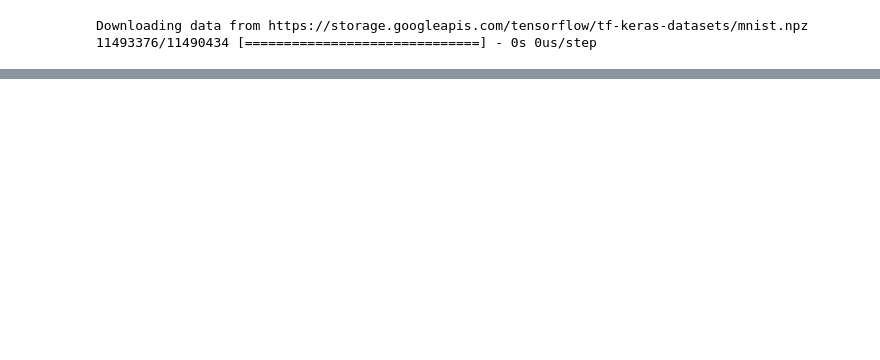
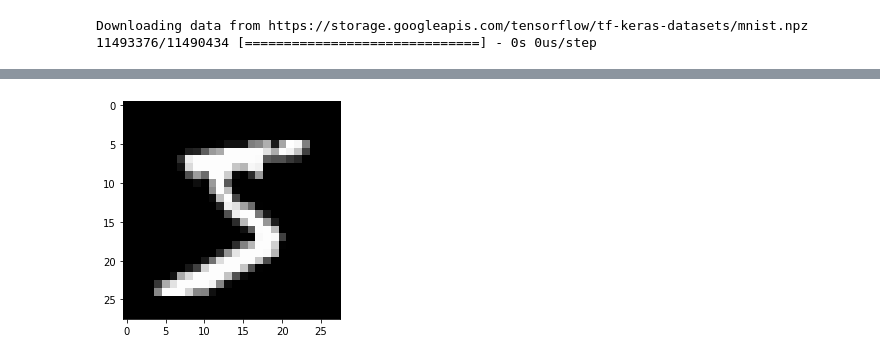
Before and after one commit to Sushil211/CNN, a Jupyter notebook: cnn_mnist.ipynb, the cells around one changed output, grey strips where cells are left out. Cells and saved outputs as stored; diff of their text form; code cells hidden in the pictures; blank space fills up the shorter version.

```diff
--- a/cnn_mnist.ipynb
+++ b/cnn_mnist.ipynb
@@ -90,0 +134,5 @@ model.evaluate(X_test, to_categorical(y_test, num_classes = 10))
+# %%
+plt.imshow(X_train[0], cmap="gray")
+plt.show()
+# %% [output]
+[figure, added]
```
Also changed, not shown: parts of 10 cells of this notebook.
